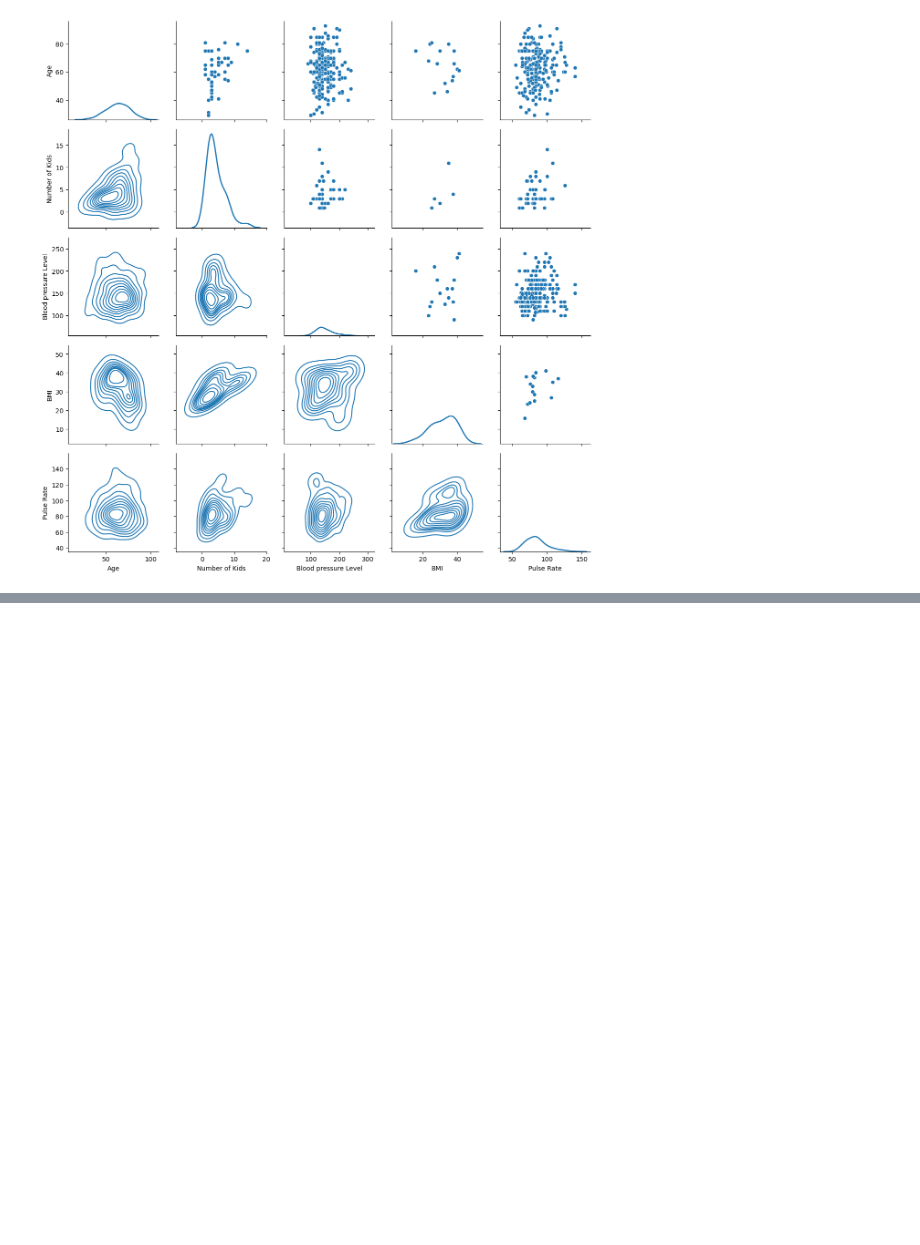
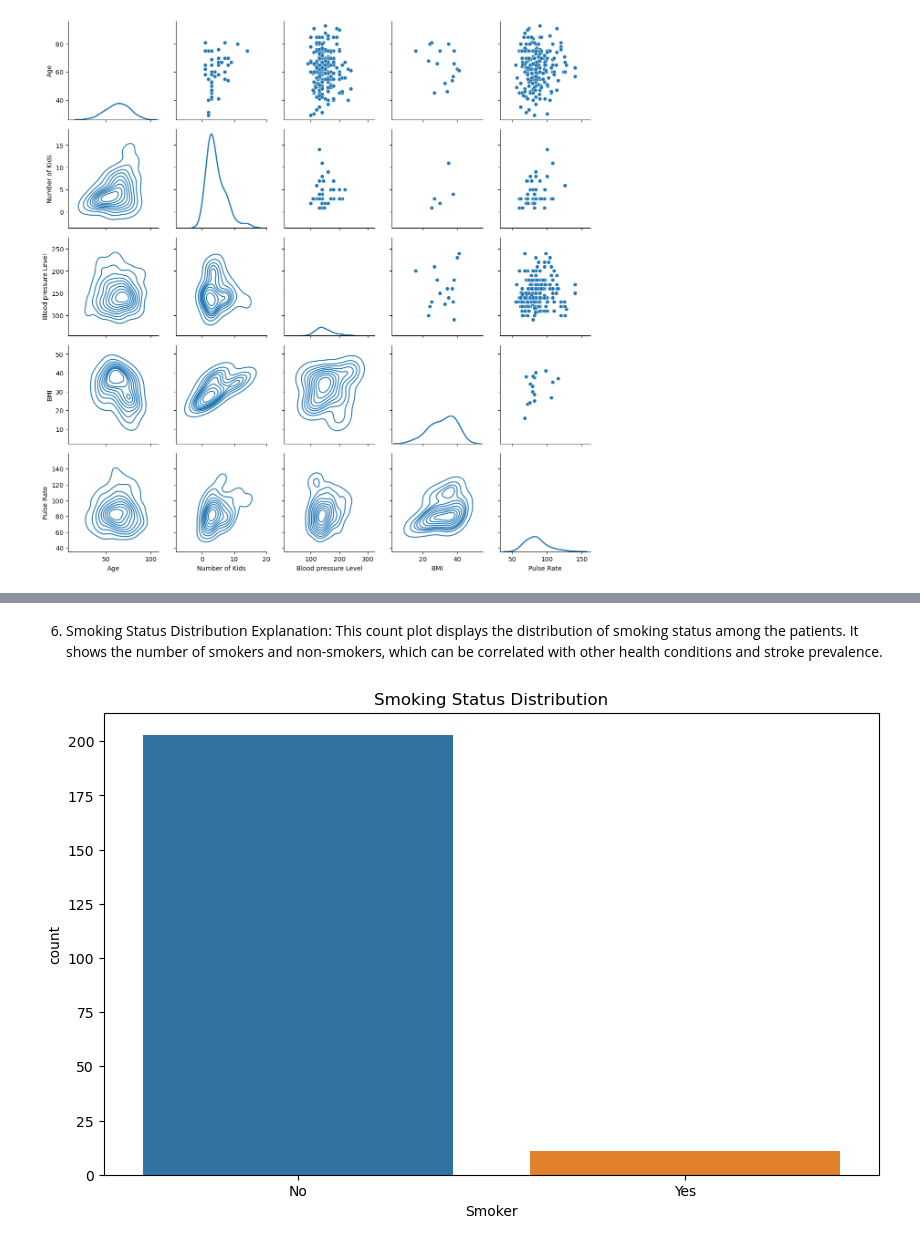
Before and after one commit to Roddiyyat/Final-Year-Stroke-Prediction-Project-, a Jupyter notebook: Final Year Project Data Analysis.ipynb, the cells around one changed output, grey strips where cells are left out. Cells and saved outputs as stored; diff of their text form; code cells hidden in the pictures; blank space fills up the shorter version.

```diff
--- a/Final Year Project Data Analysis.ipynb
+++ b/Final Year Project Data Analysis.ipynb
@@ -375,0 +416,10 @@ g = g.map_diag(sns.kdeplot, lw=2)
+# %% [markdown]
+6. Smoking Status Distribution
+Explanation: This count plot displays the distribution of smoking status among the patients. It shows the number of smokers and non-smokers, which can be correlated with other health conditions and stroke prevalence.
+# %%
+plt.figure(figsize=(10, 6))
+sns.countplot(data=cleaned_stoke_data, x='Smoker')
+plt.title('Smoking Status Distribution')
+plt.show()
+# %% [output]
+[figure, added]
```
Also changed, not shown: parts of 23 cells of this notebook.
